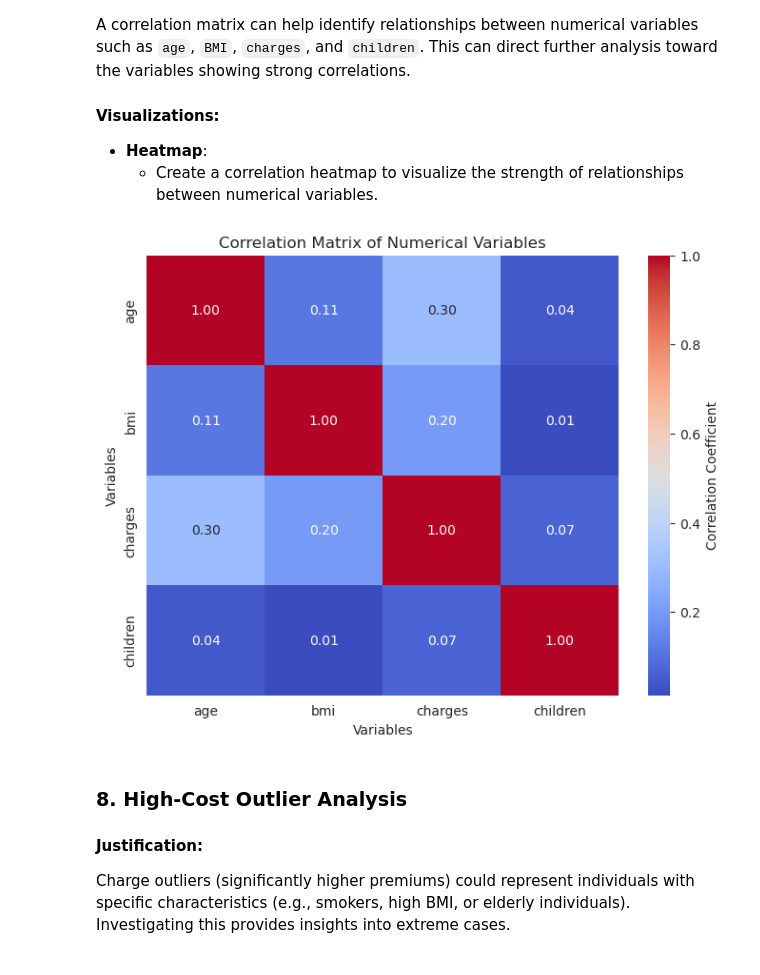
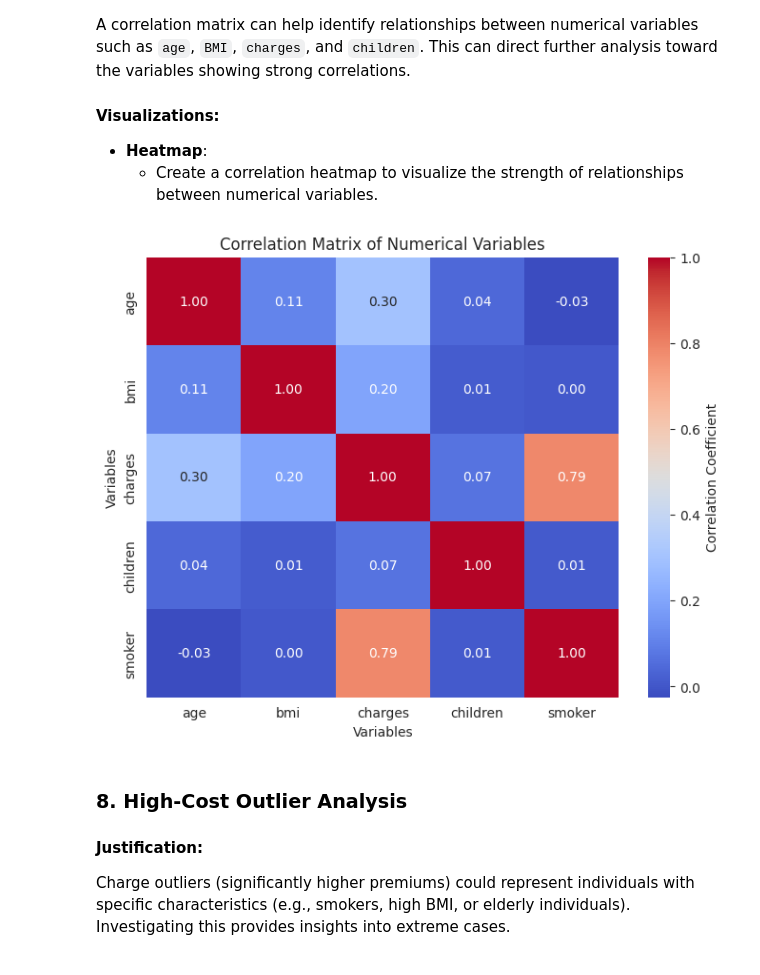
Before and after one commit to DO-2K23-26/mdn_math_insurance, a Jupyter notebook: insurance.ipynb, the cells around one changed output. Drawn from its saved outputs; the diff is of its cells as text; code cells hidden in the pictures.

```diff
--- a/insurance.ipynb
+++ b/insurance.ipynb
@@ -316,18 +267,22 @@ A correlation matrix can help identify relationships between numerical variables
 - **Heatmap**:
     - Create a correlation heatmap to visualize the strength of relationships between numerical variables.
 # %%
+# Transform the 'smoker' column into binary values
+matrix = df.copy()
+matrix['smoker'] = matrix['smoker'].map({'yes': 1, 'no': 0})
+
 # Calculate the correlation matrix
-correlation_matrix = df[['age', 'bmi', 'charges', 'children']].corr()
+correlation_matrix = matrix[['age', 'bmi', 'charges', 'children', 'smoker']].corr()
 
 # Generate the heatmap
 plt.figure(figsize=(8, 6))
 sns.heatmap(correlation_matrix, annot=True, cmap='coolwarm', fmt=".2f", cbar_kws={'label': 'Correlation Coefficient'})
 plt.title('Correlation Matrix of Numerical Variables')
 plt.xlabel('Variables')
 plt.ylabel('Variables')
 plt.show()
 # %% [output]
-[figure, old version]
+[figure, new version]
 # %% [markdown]
 
 ### 8. High-Cost Outlier Analysis
```
Also changed, not shown: parts of 11 cells of this notebook.
